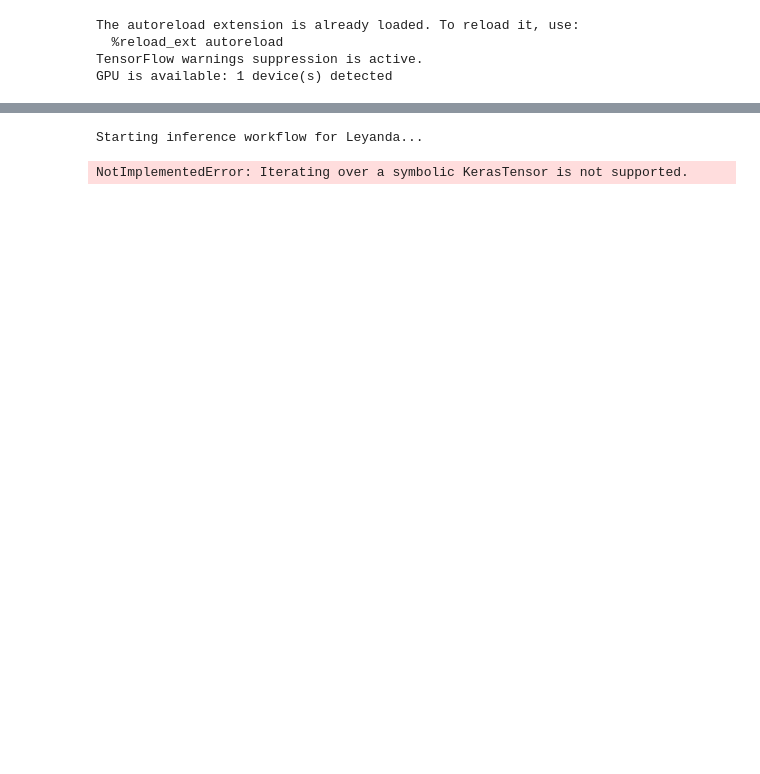
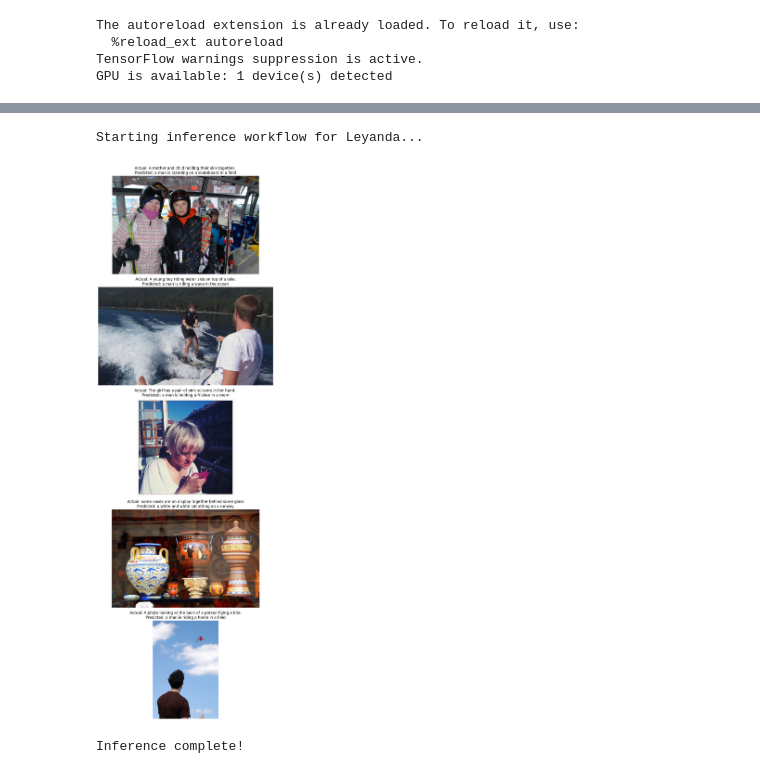
Before and after one commit to TouNoum/Leyanda, a Jupyter notebook: Leyanda_Project/Leyanda_Livrable_3_Flo.ipynb, the cells around one changed output, grey strips where cells are left out. Drawn from its saved outputs; the diff is of its cells as text; code cells hidden in the pictures; blank space fills up the shorter version.

Commit message:
feat: working inference

```diff
--- a/Leyanda_Project/Leyanda_Livrable_3_Flo.ipynb
+++ b/Leyanda_Project/Leyanda_Livrable_3_Flo.ipynb
@@ -325,34 +328,29 @@ NameError: name 'save_path' is not defined
 # %%
 ## INFERENCE WORKFLOW
 print(f"Starting inference workflow for {project_name}...")
 
-encoder_model, decoder_model = create_inference_model(encoder, decoder, max_length, vocab_size)
 num_examples = 5
 test_indices = np.random.choice(len(test_img_paths), num_examples, replace=False)
-
-idx_to_word = {idx: word for word, idx in tokenizer.word_index.items()}
 
 plt.figure(figsize=(15, 25))
 
 for i, idx in enumerate(test_indices):
     img_path = test_img_paths[idx]
     actual_caption = test_captions[idx]
-    predicted_caption = generate_caption(img_path, encoder_model, decoder_model, tokenizer, max_length)
+    predicted_caption = generate_caption(img_path, captioning_model, tokenizer, max_length)
+
     plt.subplot(num_examples, 1, i+1)
     img = plt.imread(img_path)
     plt.imshow(img)
     plt.title(f'Actual: {actual_caption}\nPredicted: {predicted_caption}', fontsize=12)
     plt.axis('off')
 
 plt.tight_layout()
 plt.savefig(os.path.join(save_path, f"{project_name}_examples.png"))
 plt.show()
 
-print("Saving inference models...")
-encoder_model.save(os.path.join(save_path, f"{project_name}_encoder_inference.keras"))
-decoder_model.save(os.path.join(save_path, f"{project_name}_decoder_inference.keras"))
-
 print("Inference complete!")
 # %% [output]
 Starting inference workflow for Leyanda...
+[figure, added]
-NotImplementedError: Iterating over a symbolic KerasTensor is not supported.
+Inference complete!
```
Also changed, not shown: parts of 4 cells of this notebook, 1 other file.
